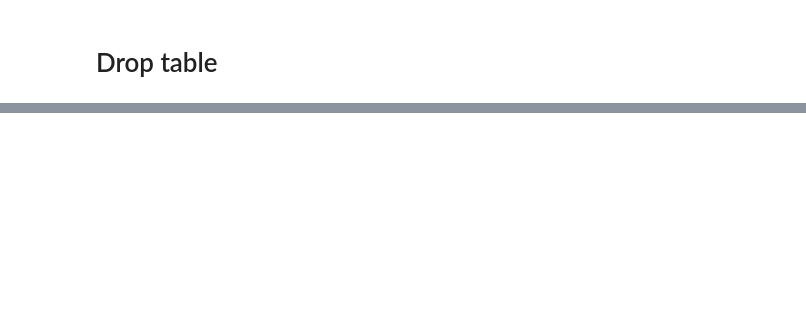
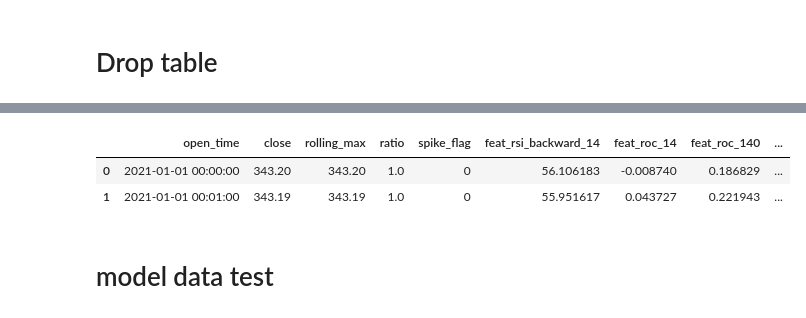
Before and after one commit to Nemesis14/chronoquant, a Jupyter notebook: db_test.ipynb, the cells around one changed output, grey strips where cells are left out. Saved outputs shown, nothing was run; the diff lists cells and outputs as text; code cells hidden in the pictures; blank space fills up the shorter version.

```diff
--- a/db_test.ipynb
+++ b/db_test.ipynb
@@ -65,0 +90,11 @@ conn.close()
+# %%
+conn = sqlite3.connect(DB_PATH)
+df   = pd.read_sql_query("SELECT * FROM bchusdt_1m_dev;", conn)
+conn.close()
+df.head(5)
+# %% [output]
+|  | open_time | close | rolling_max | ratio | spike_flag | feat_rsi_backward_14 | feat_roc_14 | feat_roc_140 | ... |
+| 0 | 2021-01-01 00:00:00 | 343.20 | 343.20 | 1.0 | 0 | 56.106183 | -0.008740 | 0.186829 | ... |
+| 1 | 2021-01-01 00:01:00 | 343.19 | 343.19 | 1.0 | 0 | 55.951617 | 0.043727 | 0.221943 | ... |
+# %% [markdown]
+# model data test
```
Also changed, not shown: parts of 8 cells of this notebook, 6 other files.
